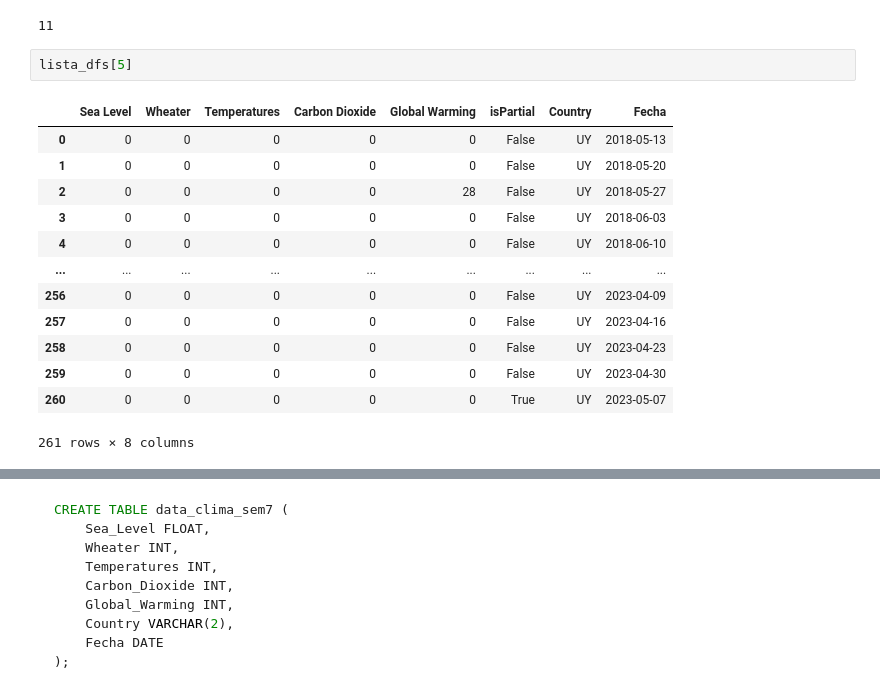
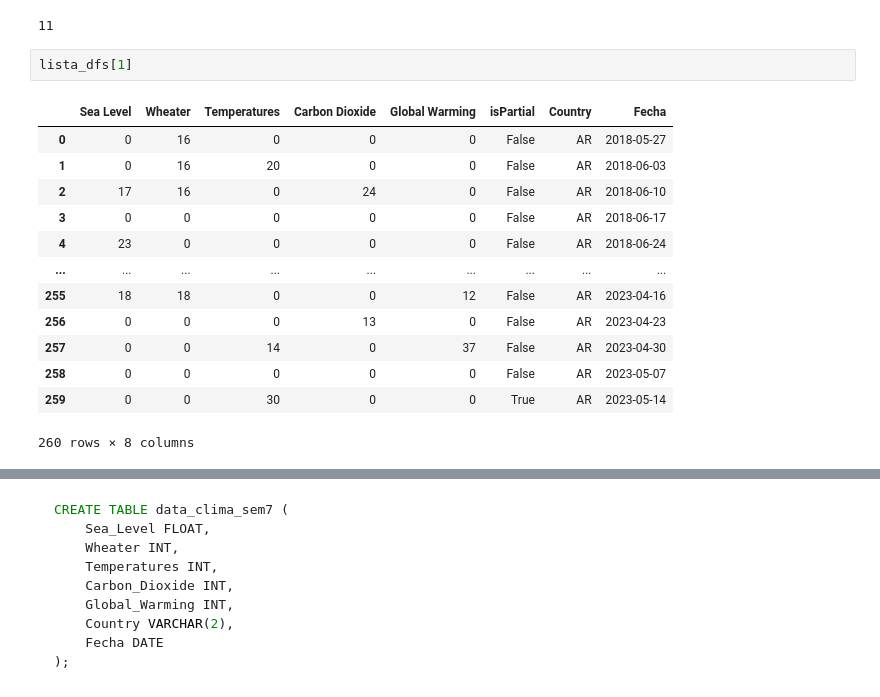
Before and after one commit to dfbustosus/Curso-Data-Engineering, a Jupyter notebook: Clase 7/Microdesafio David.ipynb, the cells around one changed output, grey strips where cells are left out. Cells and saved outputs as stored; diff of their text form.

```diff
--- a/Clase 7/Microdesafio David.ipynb
+++ b/Clase 7/Microdesafio David.ipynb
@@ -627,18 +627,18 @@ len(lista_dfs)
 # %% [output]
 11
 # %%
-lista_dfs[5]
+lista_dfs[1]
 # %% [output]
 |  | Sea Level | Wheater | Temperatures | Carbon Dioxide | Global Warming | isPartial | Country | Fecha |
-| 0 | 0 | 0 | 0 | 0 | 0 | False | UY | 2018-05-13 |
-| 1 | 0 | 0 | 0 | 0 | 0 | False | UY | 2018-05-20 |
-| 2 | 0 | 0 | 0 | 0 | 28 | False | UY | 2018-05-27 |
-| 3 | 0 | 0 | 0 | 0 | 0 | False | UY | 2018-06-03 |
-| 4 | 0 | 0 | 0 | 0 | 0 | False | UY | 2018-06-10 |
+| 0 | 0 | 16 | 0 | 0 | 0 | False | AR | 2018-05-27 |
+| 1 | 0 | 16 | 20 | 0 | 0 | False | AR | 2018-06-03 |
+| 2 | 17 | 16 | 0 | 24 | 0 | False | AR | 2018-06-10 |
+| 3 | 0 | 0 | 0 | 0 | 0 | False | AR | 2018-06-17 |
+| 4 | 23 | 0 | 0 | 0 | 0 | False | AR | 2018-06-24 |
 | ... | ... | ... | ... | ... | ... | ... | ... | ... |
-| 256 | 0 | 0 | 0 | 0 | 0 | False | UY | 2023-04-09 |
-| 257 | 0 | 0 | 0 | 0 | 0 | False | UY | 2023-04-16 |
-| 258 | 0 | 0 | 0 | 0 | 0 | False | UY | 2023-04-23 |
-| 259 | 0 | 0 | 0 | 0 | 0 | False | UY | 2023-04-30 |
-| 260 | 0 | 0 | 0 | 0 | 0 | True | UY | 2023-05-07 |
+| 255 | 18 | 18 | 0 | 0 | 12 | False | AR | 2023-04-16 |
+| 256 | 0 | 0 | 0 | 13 | 0 | False | AR | 2023-04-23 |
+| 257 | 0 | 0 | 14 | 0 | 37 | False | AR | 2023-04-30 |
+| 258 | 0 | 0 | 0 | 0 | 0 | False | AR | 2023-05-07 |
+| 259 | 0 | 0 | 30 | 0 | 0 | True | AR | 2023-05-14 |
-261 rows × 8 columns
+260 rows × 8 columns
```
Also changed, not shown: parts of 5 cells of this notebook, 30 other files.
